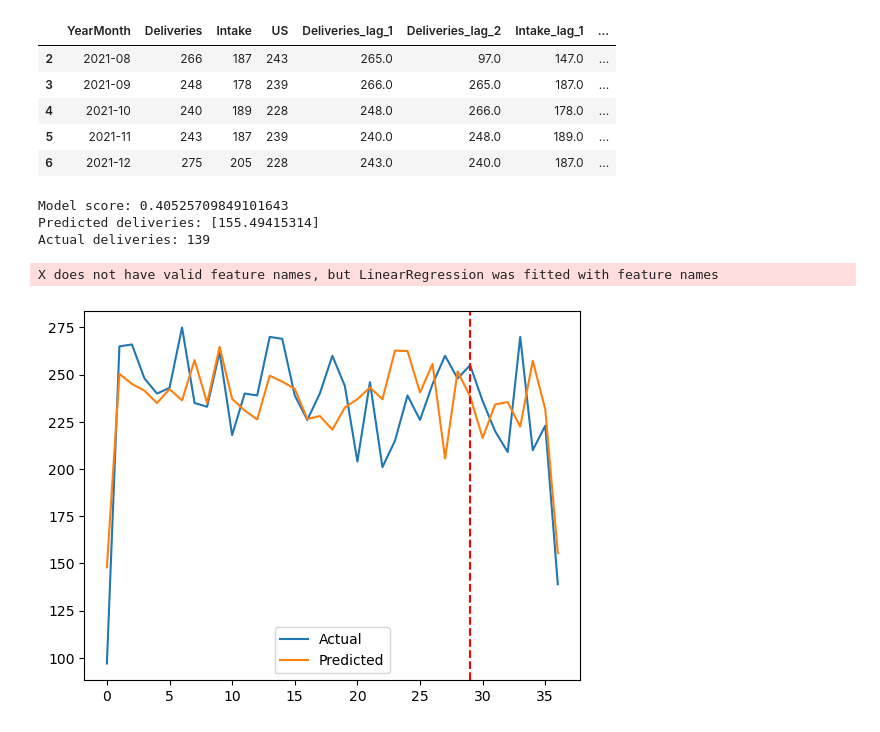
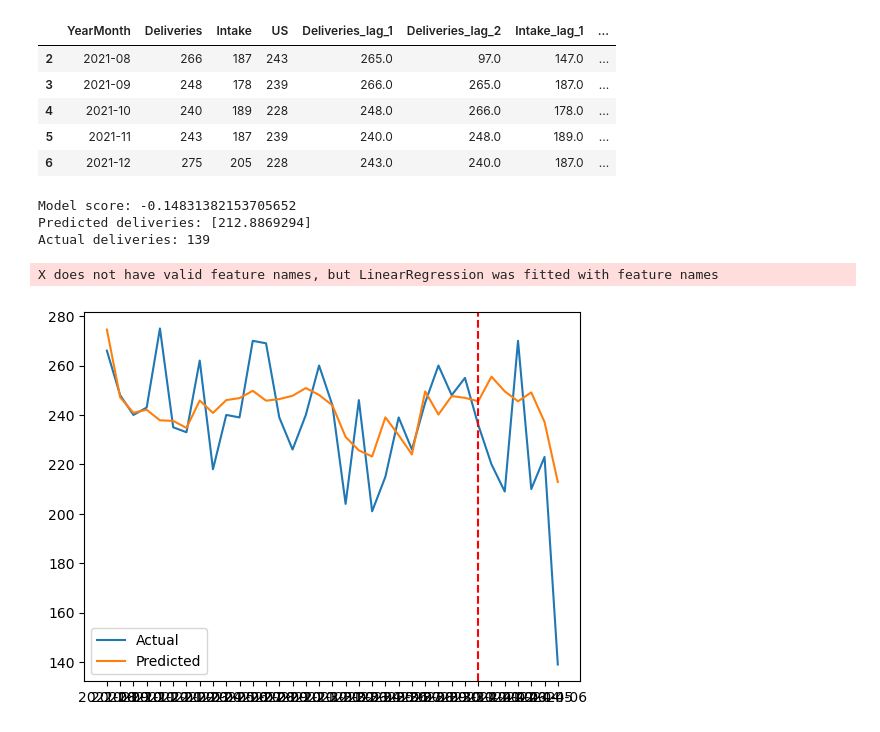
Before and after one commit to menonpg/CMU_PGSS_2024, a Jupyter notebook: L7-7192024/VisualizeTimeSeries.ipynb, the cells around one changed output. Saved outputs shown, nothing was run; the diff lists cells and outputs as text; code cells hidden in the pictures.

Commit message:
correction to plotting functions

```diff
--- a/L7-7192024/VisualizeTimeSeries.ipynb
+++ b/L7-7192024/VisualizeTimeSeries.ipynb
@@ -98,38 +98,42 @@ df_lagged.head()
 # Build a regression model to predict Deliveries based on the other columns, ignoring date / time
 from sklearn.model_selection import train_test_split
 
-X = data.drop(columns=['YearMonth', 'Deliveries'])
-y = data['Deliveries']
+X = df_lagged.drop(columns=['YearMonth', 'Deliveries'])
+y = df_lagged['Deliveries']
 
 # X_train, X_test, y_train, y_test = train_test_split(X, y, test_size=0.2)
 # Replace the random split so that train is the first 80% of the data and test is the remainder
 split = int(len(X) * 0.8)
 X_train, X_test = X.iloc[:split], X.iloc[split:]
 y_train, y_test = y.iloc[:split], y.iloc[split:]
 
 from sklearn.linear_model import LinearRegression
 
 model = LinearRegression()
 model.fit(X_train, y_train)
 
 print('Model score:', model.score(X_test, y_test))
 
 # Predict the Deliveries for the last row in the data
 print('Predicted deliveries:', model.predict([X.iloc[-1]]))
 print('Actual deliveries:', y.iloc[-1])
 
 # Plot the actual deliveries against the predicted deliveries
 import matplotlib.pyplot as plt
 
-plt.plot(y, label='Actual')
-plt.plot(model.predict(X), label='Predicted')
+# plt.plot(y, label='Actual')
+# plt.plot(model.predict(X), label='Predicted')
+# update the plot command to include the time axis
+plt.plot(df_lagged['YearMonth'], y, label='Actual')
+plt.plot(df_lagged['YearMonth'], model.predict(X), label='Predicted')
+
 # add a vertical line to demarcate the training and test data
 plt.axvline(x=split, color='r', linestyle='--')
 plt.legend()
 plt.show()
 # %% [output]
-Model score: 0.40525709849101643
-Predicted deliveries: [155.49415314]
+Model score: -0.14831382153705652
+Predicted deliveries: [212.8869294]
 Actual deliveries: 139
 X does not have valid feature names, but LinearRegression was fitted with feature names
-[figure, old version]
+[figure, new version]
```
